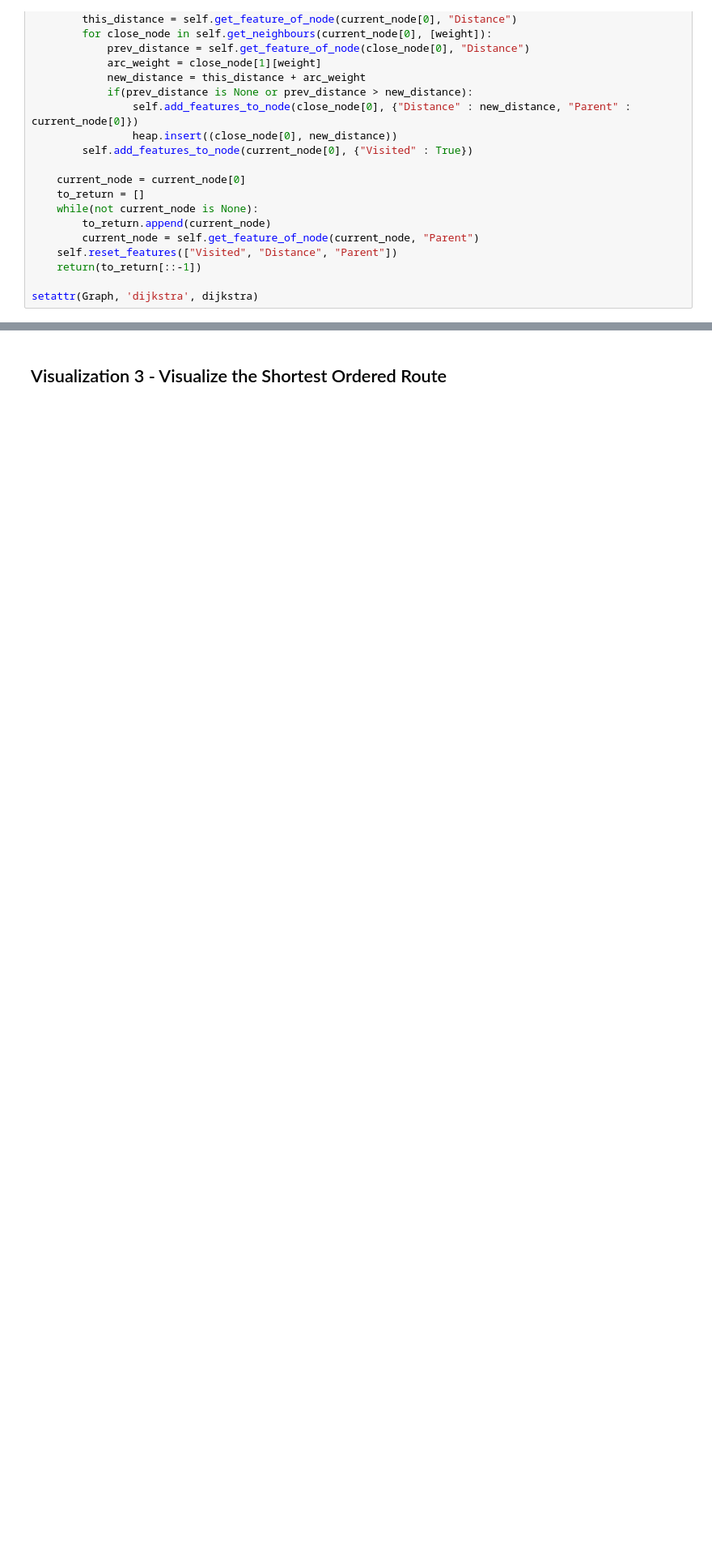
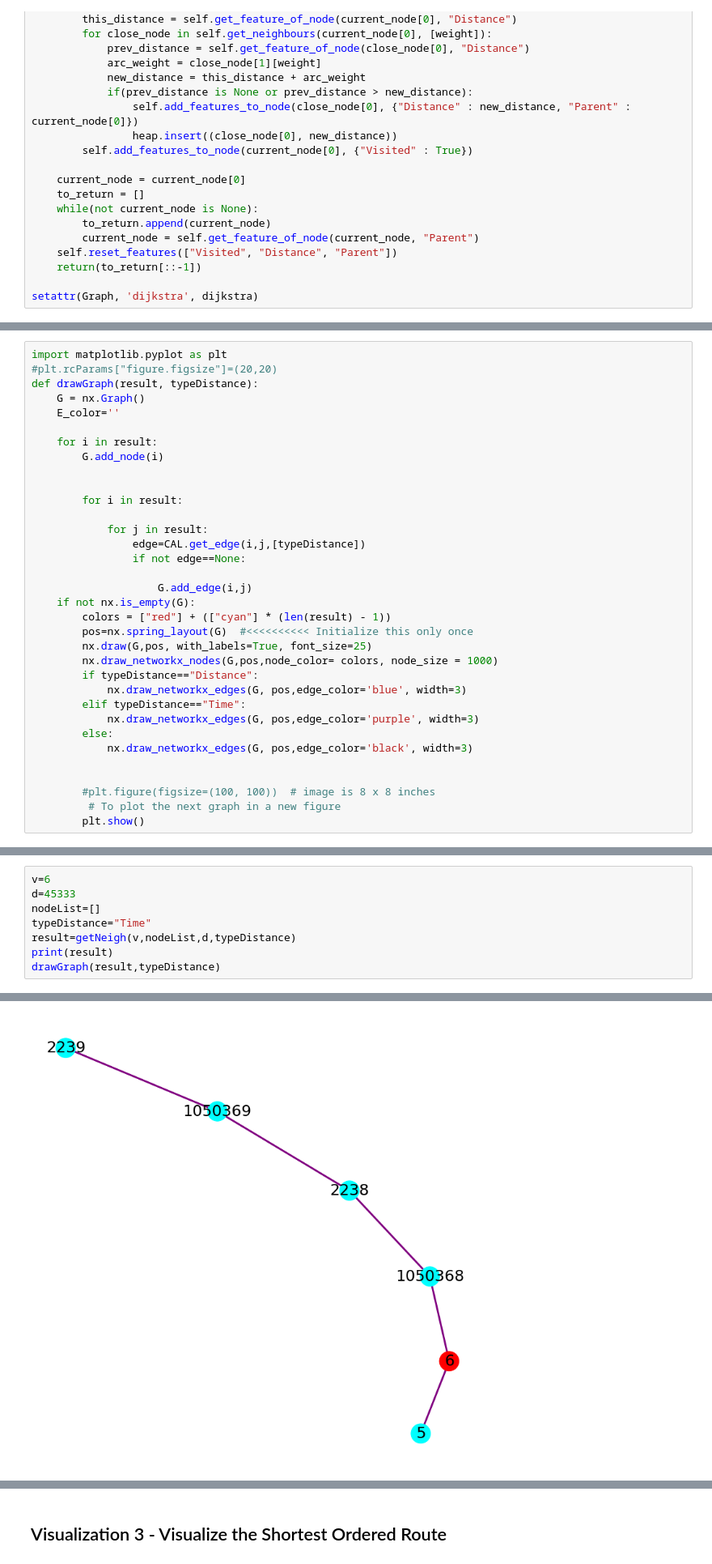
Before and after one commit to AlessandroTaglieri/ADM-HW5, a Jupyter notebook: GraphClass.ipynb, the cells around one changed output, grey strips where cells are left out. Shown at 81% size. Cells and saved outputs as stored; diff of their text form; blank space fills up the shorter version.

Commit message:
added func 1 and vis 1 in graphClass.ipynb

```diff
--- a/GraphClass.ipynb
+++ b/GraphClass.ipynb
@@ -287,0 +356,34 @@ setattr(Graph, 'dijkstra', dijkstra)
+# %%
+import matplotlib.pyplot as plt
+#plt.rcParams["figure.figsize"]=(20,20)
+def drawGraph(result, typeDistance):
+    G = nx.Graph()
+    E_color=''
+
+    for i in result:
+        G.add_node(i)
+
+
+        for i in result:
+
+            for j in result:
+                edge=CAL.get_edge(i,j,[typeDistance])
+                if not edge==None:
+
+                    G.add_edge(i,j)
+    if not nx.is_empty(G):
+        colors = ["red"] + (["cyan"] * (len(result) - 1))
+        pos=nx.spring_layout(G)  #<<<<<<<<<< Initialize this only once
+        nx.draw(G,pos, with_labels=True, font_size=25)
+        nx.draw_networkx_nodes(G,pos,node_color= colors, node_size = 1000)
+        if typeDistance=="Distance":
+            nx.draw_networkx_edges(G, pos,edge_color='blue', width=3)
+        elif typeDistance=="Time":
+            nx.draw_networkx_edges(G, pos,edge_color='purple', width=3)
+        else:
+            nx.draw_networkx_edges(G, pos,edge_color='black', width=3)
+
+
+        #plt.figure(figsize=(100, 100))  # image is 8 x 8 inches
+         # To plot the next graph in a new figure
+        plt.show()
@@ -287,0 +401,9 @@ setattr(Graph, 'dijkstra', dijkstra)
+# %%
+v=6
+d=45333
+nodeList=[]
+typeDistance="Time"
+result=getNeigh(v,nodeList,d,typeDistance)
+print(result)
+drawGraph(result,typeDistance)
+# %% [output]
@@ -287,0 +411 @@ setattr(Graph, 'dijkstra', dijkstra)
+[figure, added]
```
Also changed, not shown: parts of 10 cells of this notebook.
